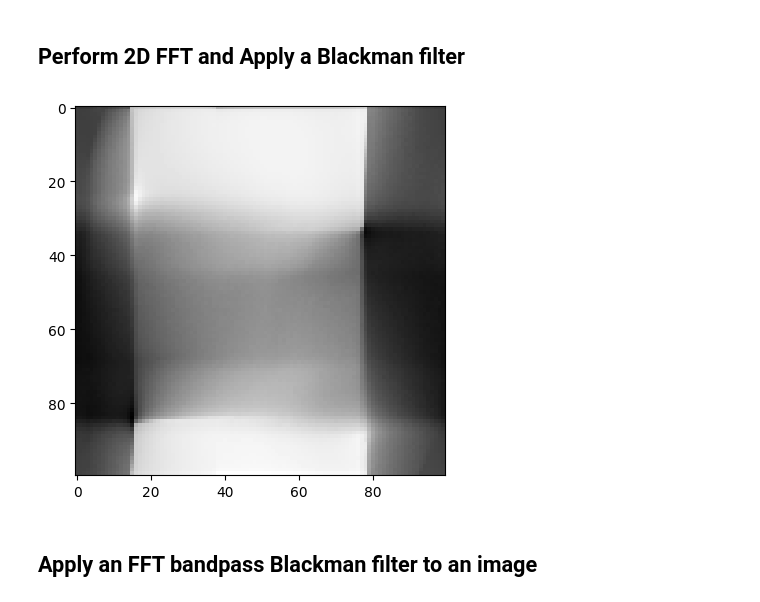
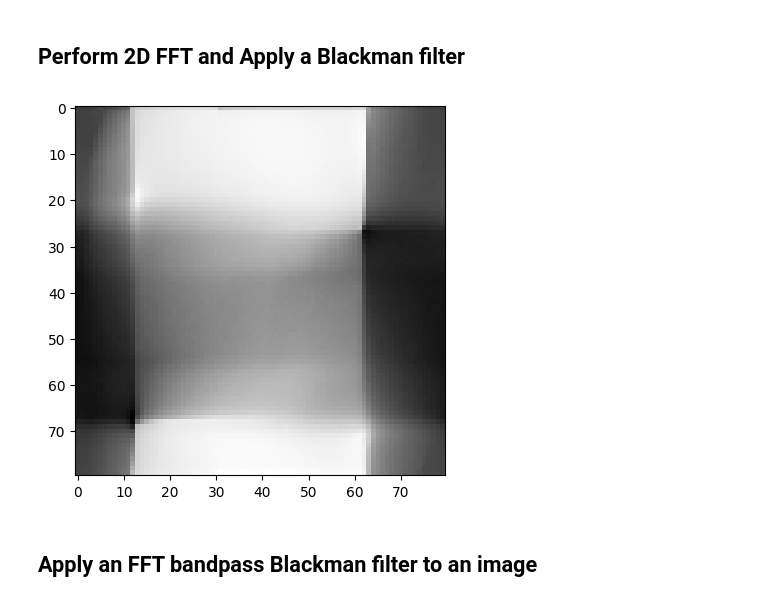
Before and after one commit to mattlitz/ndt-x-ray-image-segmentation, a Jupyter notebook: main.ipynb, the cells around one changed output. Drawn from its saved outputs; the diff is of its cells as text; code cells hidden in the pictures.

```diff
--- a/main.ipynb
+++ b/main.ipynb
@@ -248,28 +248,28 @@ contours, hierarchy = cv2.findContours(thresh, cv2.RETR_TREE,cv2,CHAIN_APPROX_SI
 # %%
 from scipy import signal
 from scipy.fft import fft2, ifft2, fftshift
 
 # Apply 2D FFT
 fft_image = fft2(img)
 
-feature_removal = 100
+feature_removal = 80
 
 # Assuming fft_image is your 2D FFT image
 #window = signal.windows.blackman(fft_image.shape[0])
 window = signal.windows.blackman(feature_removal)
 window_2d = np.outer(window, window) # reshape window to a 2D array
 
 # Crop fft_image to match the shape of window_2d
 fft_image_cropped = fft_image[:window_2d.shape[0], :window_2d.shape[1]]
 
 # Inverse FFT
 filtered_image = np.real(ifft2(fft_image_cropped))
 
 # Display filtered image
 plt.imshow(filtered_image, cmap='gray')
 plt.show()
 # %% [output]
-[figure, old version]
+[figure, new version]
 # %% [markdown]
 ## Apply an FFT bandpass Blackman filter to an image
 # %%
```
Also changed, not shown: parts of 8 cells of this notebook.
